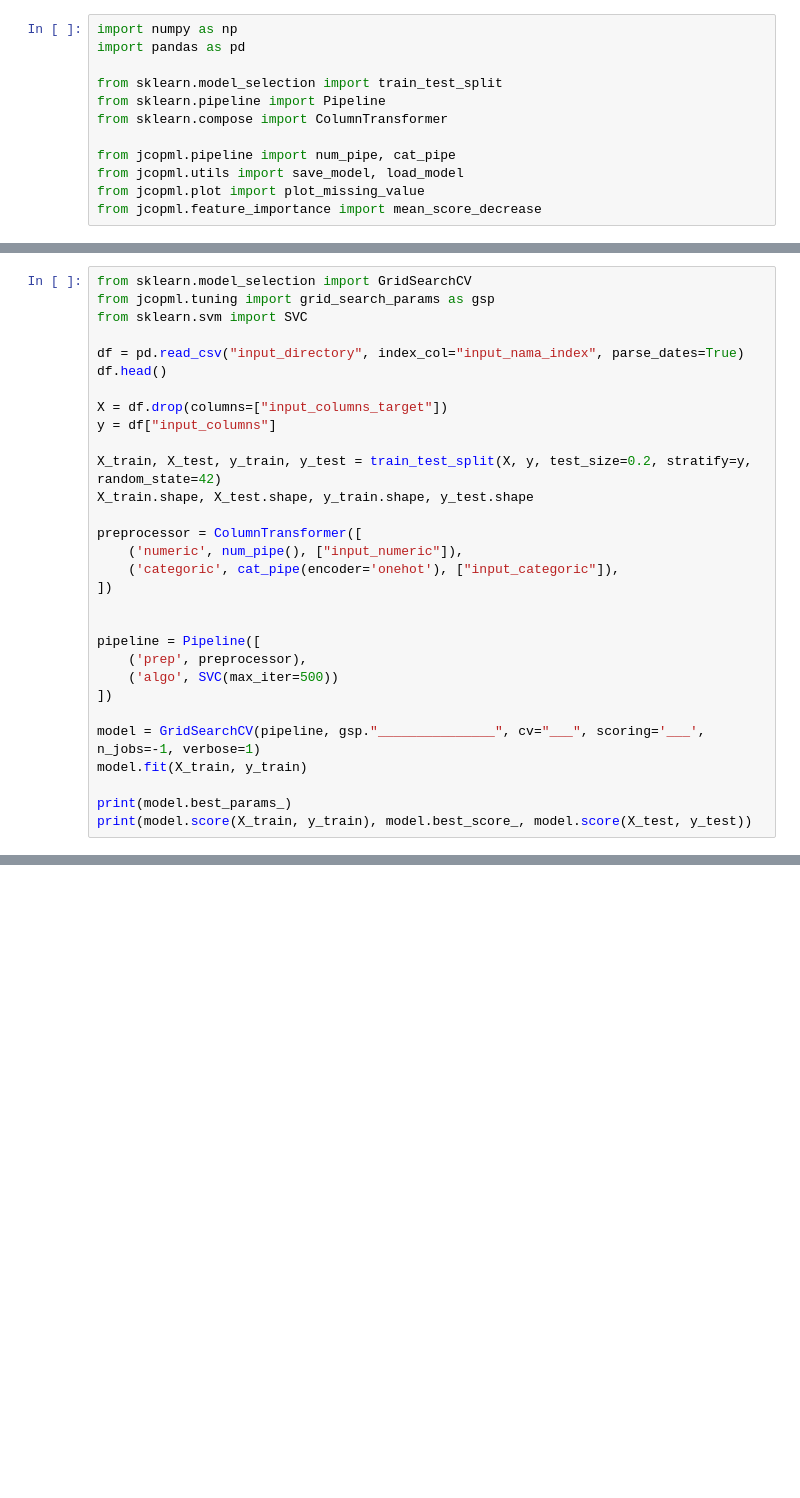
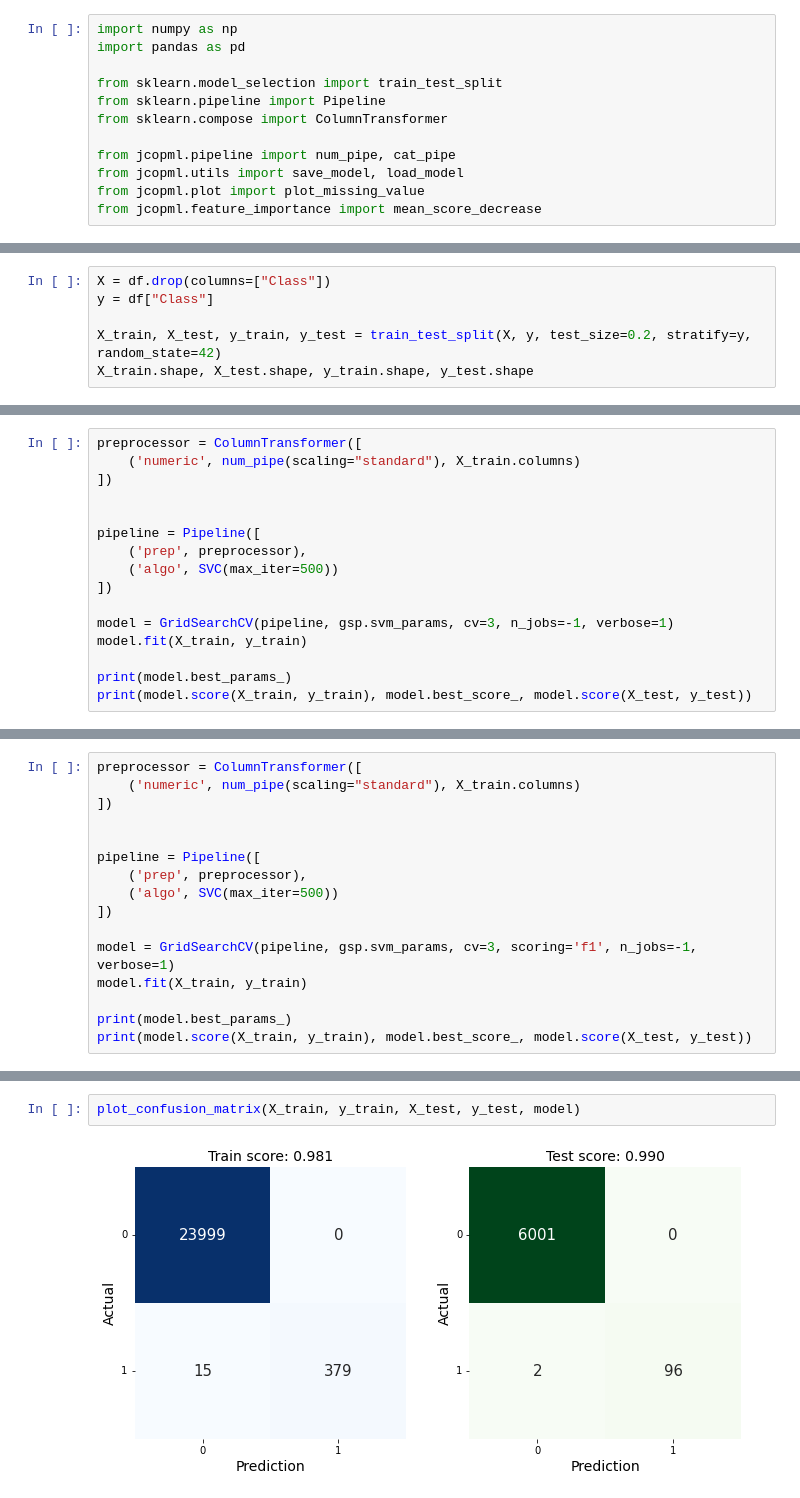
Before and after one commit to FransiscoReadyPermana/supervised_learning, a Jupyter notebook: 05 - SVM/part3-supportVectorClassifier.ipynb, the cells around one changed output, grey strips where cells are left out. Drawn from its saved outputs; the diff is of its cells as text; blank space fills up the shorter version.

```diff
--- a/05 - SVM/part3-supportVectorClassifier.ipynb
+++ b/05 - SVM/part3-supportVectorClassifier.ipynb
@@ -12,0 +32,6 @@ from jcopml.feature_importance import mean_score_decrease
+# %%
+X = df.drop(columns=["Class"])
+y = df["Class"]
+
+X_train, X_test, y_train, y_test = train_test_split(X, y, test_size=0.2, stratify=y, random_state=42)
+X_train.shape, X_test.shape, y_train.shape, y_test.shape
@@ -12,0 +50,16 @@ from jcopml.feature_importance import mean_score_decrease
+# %%
+preprocessor = ColumnTransformer([
+    ('numeric', num_pipe(scaling="standard"), X_train.columns)
+])
+
+
+pipeline = Pipeline([
+    ('prep', preprocessor),
+    ('algo', SVC(max_iter=500))
+])
+
+model = GridSearchCV(pipeline, gsp.svm_params, cv=3, n_jobs=-1, verbose=1)
+model.fit(X_train, y_train)
+
+print(model.best_params_)
+print(model.score(X_train, y_train), model.best_score_, model.score(X_test, y_test))
@@ -13,20 +78,6 @@ from jcopml.feature_importance import mean_score_decrease
 # %%
-from sklearn.model_selection import GridSearchCV
-from jcopml.tuning import grid_search_params as gsp
-from sklearn.svm import SVC
-
-df = pd.read_csv("input_directory", index_col="input_nama_index", parse_dates=True)
-df.head()
-
-X = df.drop(columns=["input_columns_target"])
-y = df["input_columns"]
-
-X_train, X_test, y_train, y_test = train_test_split(X, y, test_size=0.2, stratify=y, random_state=42)
-X_train.shape, X_test.shape, y_train.shape, y_test.shape
-
 preprocessor = ColumnTransformer([
-    ('numeric', num_pipe(), ["input_numeric"]),
-    ('categoric', cat_pipe(encoder='onehot'), ["input_categoric"]),
+    ('numeric', num_pipe(scaling="standard"), X_train.columns)
 ])
 
 
@@ -35,7 +86,7 @@ pipeline = Pipeline([
     ('algo', SVC(max_iter=500))
 ])
 
-model = GridSearchCV(pipeline, gsp."_______________", cv="___", scoring='___', n_jobs=-1, verbose=1)
+model = GridSearchCV(pipeline, gsp.svm_params, cv=3, scoring='f1', n_jobs=-1, verbose=1)
 model.fit(X_train, y_train)
 
 print(model.best_params_)
@@ -42,0 +100,4 @@ print(model.score(X_train, y_train), model.best_score_, model.score(X_test, y_te
+# %%
+plot_confusion_matrix(X_train, y_train, X_test, y_test, model)
+# %% [output]
+[figure, added]
```
Also changed, not shown: parts of 12 cells of this notebook, 3 other files.
